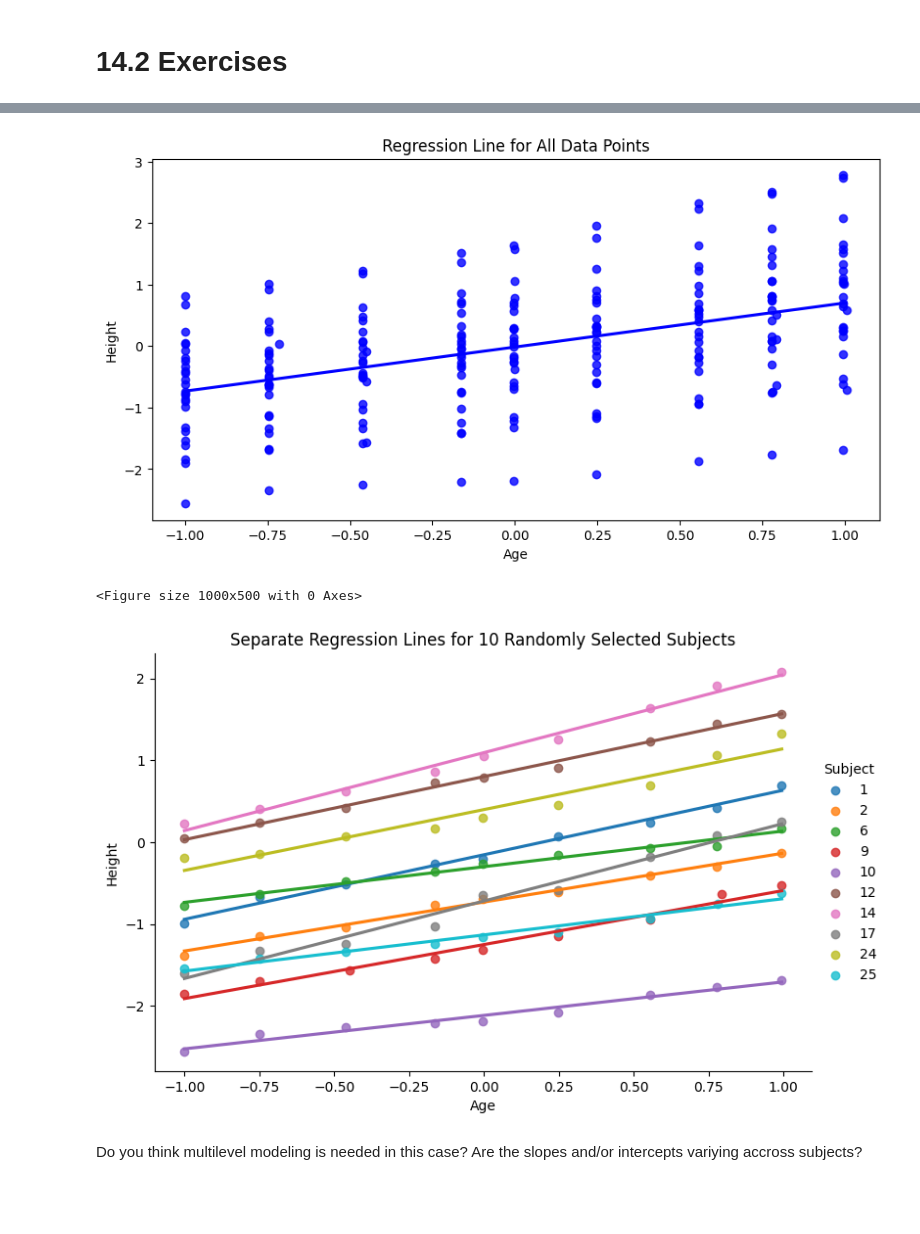
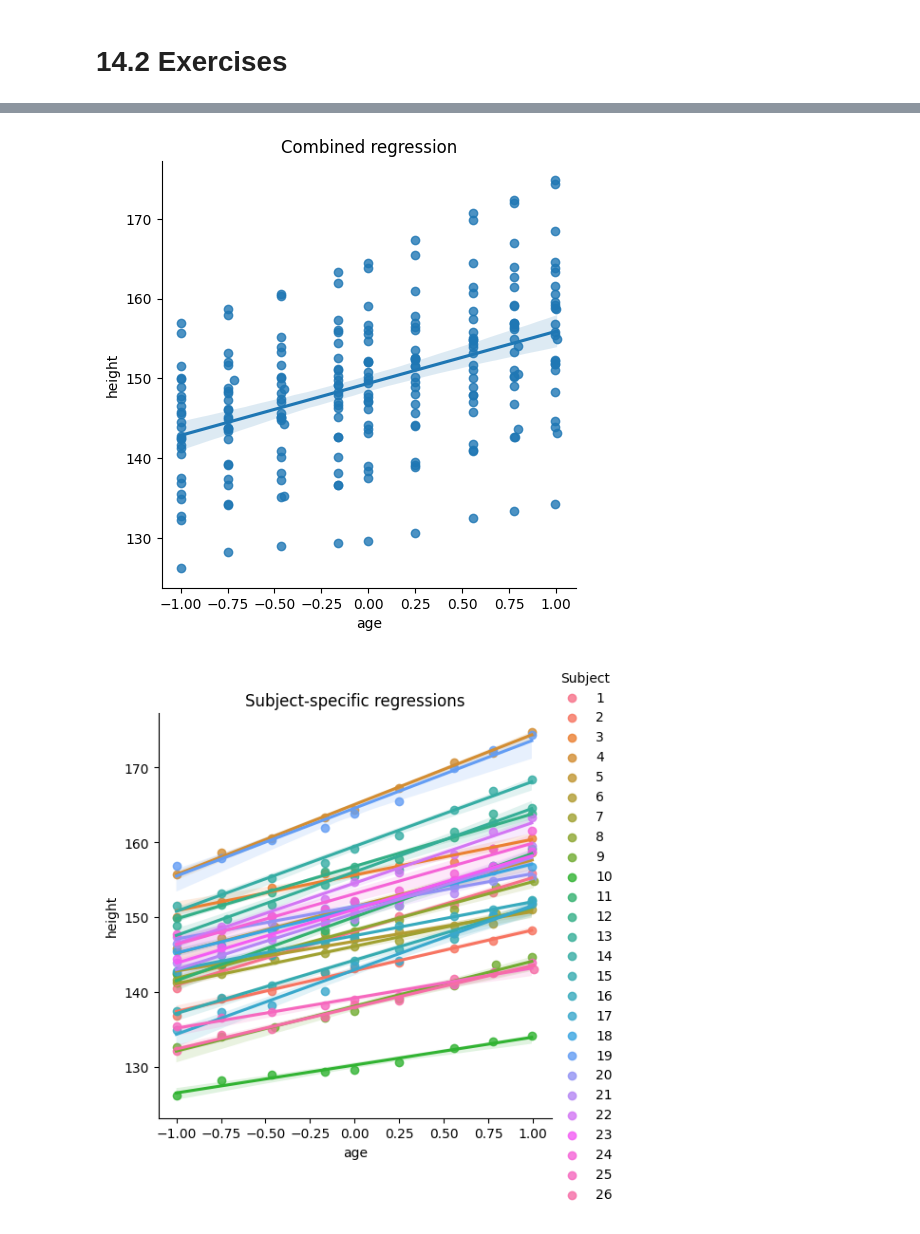
Before and after one commit to mibur1/psy111, a Jupyter notebook: book/statistics/10_Multilevel_Models/2_Exercises.ipynb, the cells around one changed output, grey strips where cells are left out. Cells and saved outputs as stored; diff of their text form; code cells hidden in the pictures; blank space fills up the shorter version.

Commit message:
updates to multilevel models

```diff
--- a/book/statistics/10_Multilevel_Models/2_Exercises.ipynb
+++ b/book/statistics/10_Multilevel_Models/2_Exercises.ipynb
@@ -20,17 +18,6 @@ import statsmodels.formula.api as smf
 import seaborn as sns
 import matplotlib.pyplot as plt
 
-# Load dataset
 data = sm.datasets.get_rdataset("Oxboys", "nlme").data
-
-##solution
-
-# Inspect dataset
-print(data)
-
-# Z-standardize the `height` variable
-data['height'] = (data['height'] - data['height'].mean()) / data['height'].std()
-
-# Inspect dataset again
-print(data)
+data
 # %% [output]
@@ -58,26 +46,10 @@ To get a better feeling for the data, create two plots. The first plot should sh
-# %%
-## solution
-
-plt.figure(figsize=(10, 5))
-sns.regplot(x='age', y='height', data=data, ci=None, color='blue')
-plt.title("Regression Line for All Data Points")
-plt.xlabel("Age")
-plt.ylabel("Height")
-plt.show()
-
-selected_subj = data['Subject'].drop_duplicates().sample(10, random_state=42)
-data_subset = data[data['Subject'].isin(selected_subj)]
-
-plt.figure(figsize=(10, 5))
-sns.lmplot(x='age', y='height', hue='Subject', data=data_subset, ci=None, aspect=1.5)
-plt.title("Separate Regression Lines for 10 Randomly Selected Subjects")
-plt.xlabel("Age")
-plt.ylabel("Height")
-plt.show()
-# %% [output]
-[figure, removed]
-<Figure size 1000x500 with 0 Axes>
-[figure, removed]
-# %% [markdown]
-Do you think multilevel modeling is needed in this case? Are the slopes and/or intercepts variying accross subjects?
+# %%
+sns.lmplot(x='age', y='height', data=data)
+plt.title("Combined regression")
+
+sns.lmplot(x='age', y='height', hue='Subject', data=data)
+plt.title("Subject-specific regressions");
+# %% [output]
+[figure, added]
+[figure, added]
 # %% [markdown]
```
Also changed, not shown: parts of 11 cells of this notebook, 3 other files.
